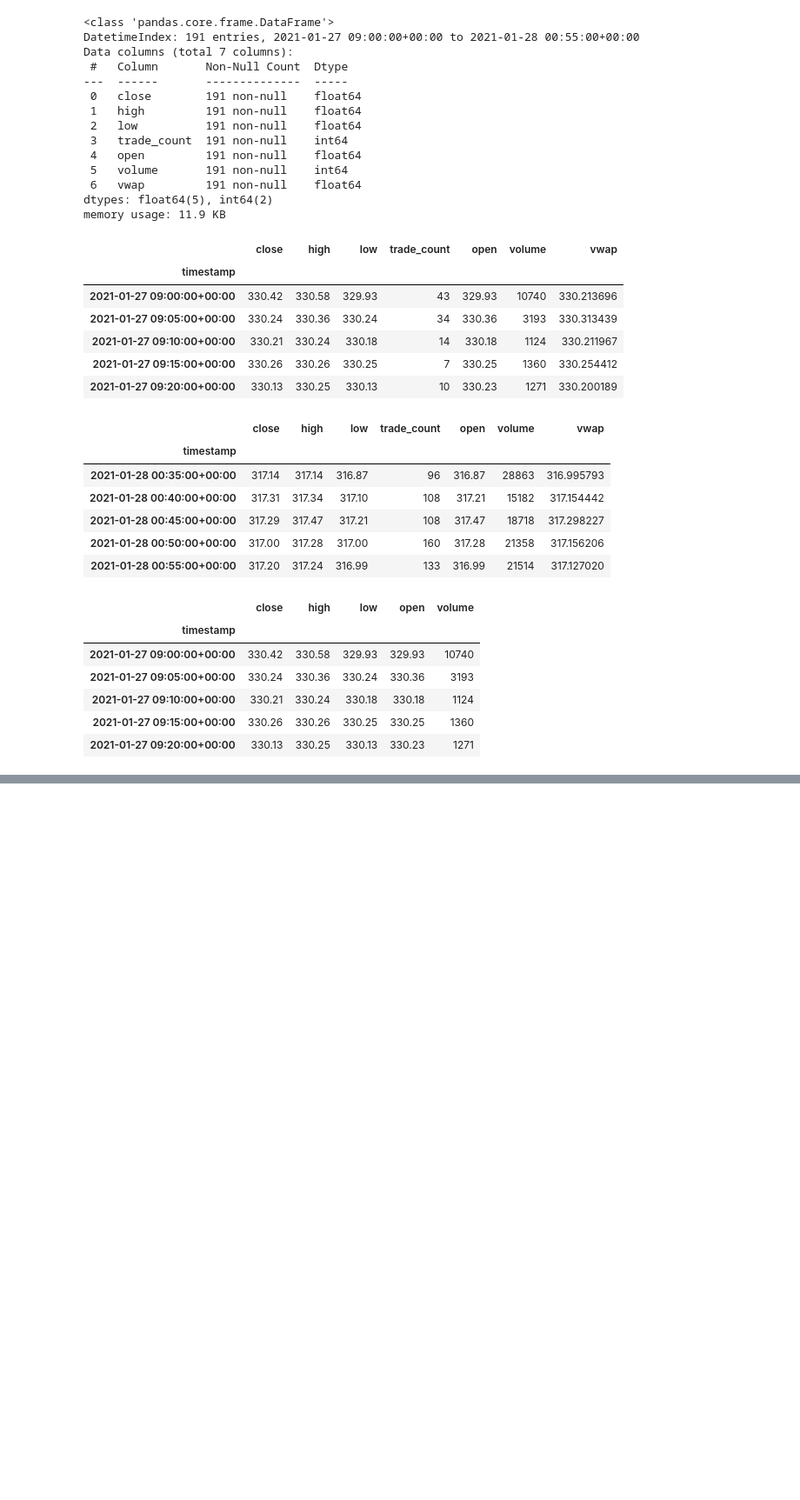
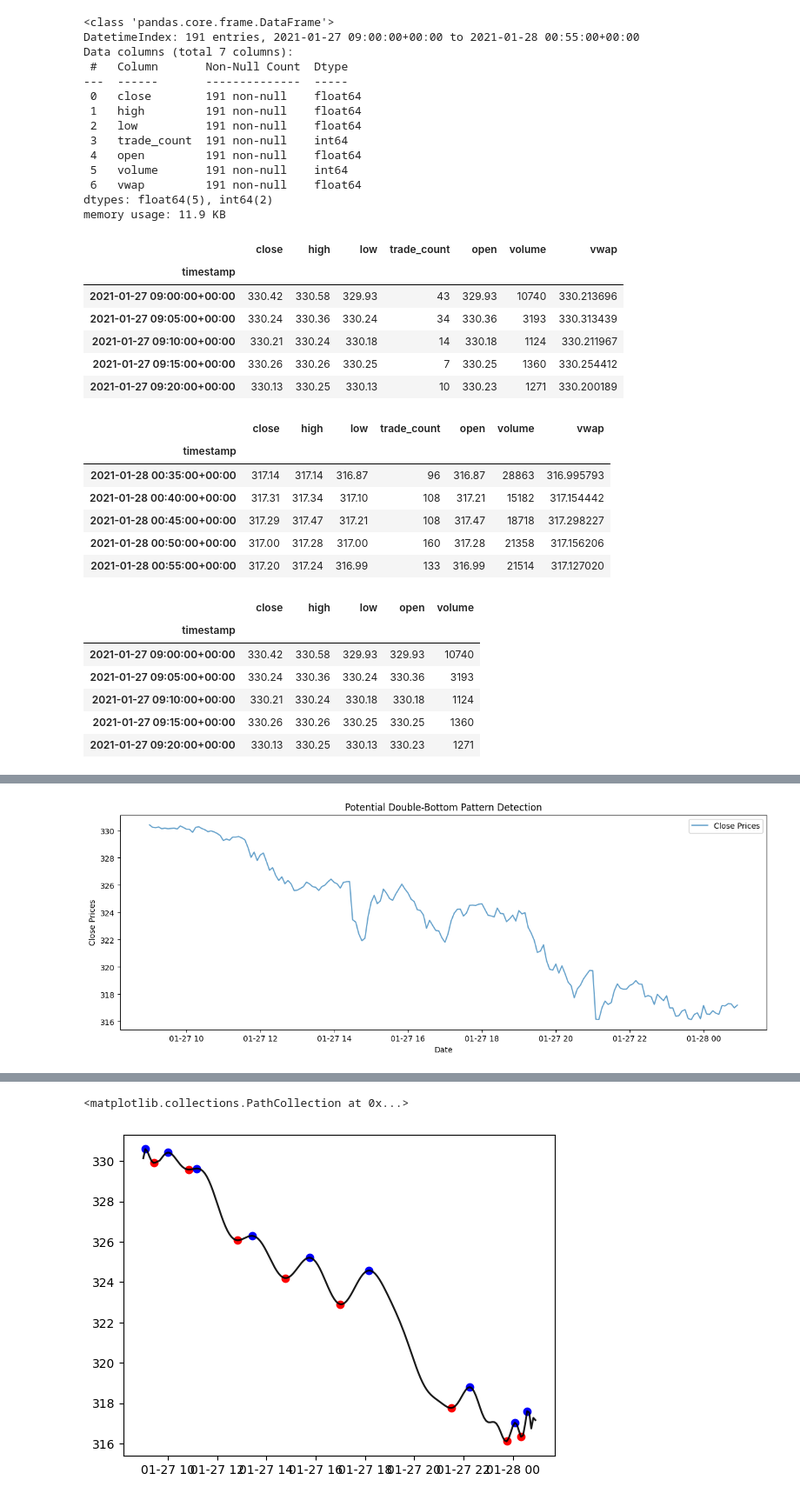
Before and after one commit to dahmadi/TheTrendIsYourFriend, a Jupyter notebook: TrendIsYourFriend.ipynb, the cells around one changed output, grey strips where cells are left out. Shown at 87% size. Drawn from its saved outputs; the diff is of its cells as text; code cells hidden in the pictures; blank space fills up the shorter version.

Commit message:
updated code with best fit lines and max/min established

```diff
--- a/TrendIsYourFriend.ipynb
+++ b/TrendIsYourFriend.ipynb
@@ -191,0 +113,5 @@ ValueError: operands could not be broadcast together with shapes (190,) (5,)
+# %%
+# Isolate closing prices to use for plotting stock data
+close = stock_data['close']
+
+print(close)
@@ -191,0 +132,66 @@ ValueError: operands could not be broadcast together with shapes (190,) (5,)
+# %%
+# Find local minima indices using scipy's argrelextrema
+#minima_indices = argrelextrema(lows.values, np.less, order=5)[0]
+
+# Plot the stock data and identified minima
+plt.figure(figsize=(15, 5))
+
+# Establishes dimensions for x-axis
+min_length = min(len(stock_data.index), len(stock_data['close']))
+
+plt.plot(stock_data.index, close, label='Close Prices', alpha=0.7)
+
+#plt.scatter(stock_data.index[minima_indices], lows.iloc[minima_indices], color='red', label='Local Minima')
+plt.title('Potential Double-Bottom Pattern Detection')
+plt.xlabel('Date')
+plt.ylabel('Close Prices')
+plt.legend()
+plt.show()
+
+# Polynomial Fit
+
+x_data = np.arange(min_length)
+polynomial_degree = 100  # Adjust as needed
+polynomial_coefficients = np.polyfit(x_data, stock_data['close'][:min_length], polynomial_degree)
+y_polynomial = np.polyval(polynomial_coefficients, x_data)
+
+print(y_polynomial)
+
+# Identify Local Extrema for polynomial fit data
+local_poly_minima = argrelextrema(y_polynomial, np.less, order=5)[0]
+local_poly_maxima = argrelextrema(y_polynomial, np.greater, order=5)[0]
+# local_poly_minima_df = pd.DataFrame(local_poly_minima)
+# local_poly_maxima_df = pd.DataFrame(local_poly_maxima)
+
+# Plot polynomial fit
+plt.plot(stock_data.index[:min_length], y_polynomial, '-', markersize=1.0, color='black', alpha=0.9, label='Polynomial Fit')
+
+# Plot red dots at local minima
+#plt.scatter(stock_data.index, local_poly_minima, color='red', label='Local Minima')
+plt.scatter(stock_data.index[local_poly_minima], y_polynomial[local_poly_minima], color='red', label='Local Minima')
+plt.scatter(stock_data.index[local_poly_maxima],y_polynomial[local_poly_maxima], color="blue", label = "Local Maxima")
+
+# # # Define parameters for double-bottom pattern detection
+# y_delta = 0.03  # Adjust as needed
+# threshold = lows.min() * 1.15
+
+# # Identify potential double-bottom patterns
+# # suspected_bottoms = []
+# # suspected_tops = []
+# # for index in local_poly_minima_df:
+# #    avg_price = lows.iloc[max(0, index - 5): min(len(lows), index + 5)].mean()
+# #    if lows.iloc[index] < threshold:
+# #        suspected_bottoms.append(index)
+
+# # # Plot the identified double-bottom patterns
+# # plt.figure(figsize=(15, 5))
+# # plt.plot(stock_data.index, lows, label='Low Prices', alpha=0.7)
+# # plt.scatter(stock_data.index[suspected_bottoms], lows.iloc[suspected_bottoms], color='green', label='Double Bottoms')
+# # plt.axhline(threshold, linestyle='--', color='blue', label='Threshold')
+# # plt.title('Identified Double-Bottom Patterns')
+# # plt.xlabel('Date')
+# # plt.ylabel('Low Prices')
+# # plt.legend()
+# # plt.show()
+# %% [output]
+[figure, added]
@@ -191,0 +215,2 @@ ValueError: operands could not be broadcast together with shapes (190,) (5,)
+<matplotlib.collections.PathCollection at 0x...>
+[figure, added]
```
Also changed, not shown: parts of 7 cells of this notebook.
